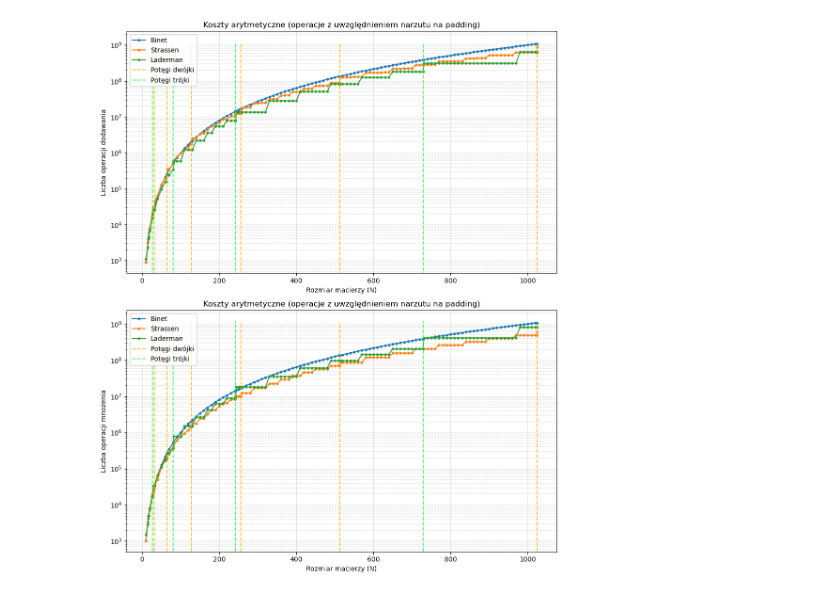
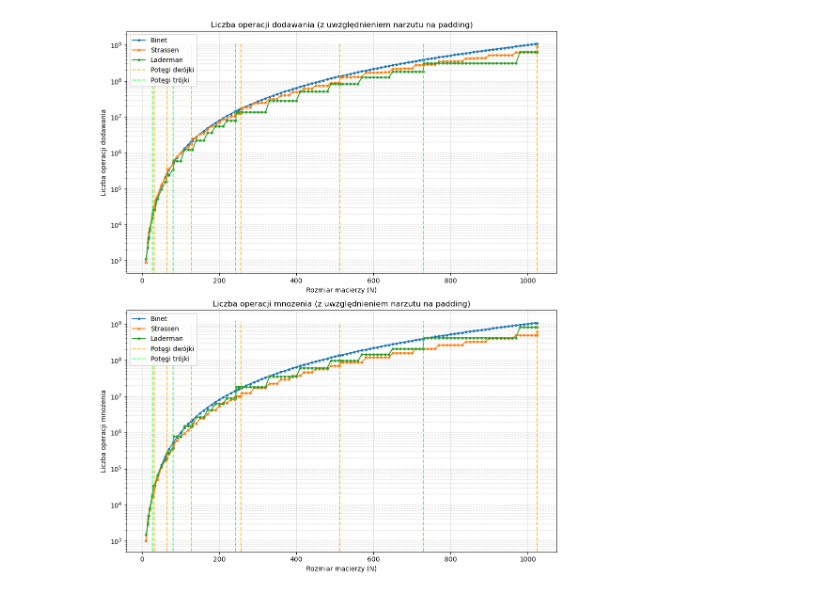
Before and after one commit to Szymbuk/Algorytmy_Macierzowe, a Jupyter notebook: z1/src/result_visualization.ipynb, the cells around one changed output. Cells and saved outputs as stored; diff of their text form; code cells hidden in the pictures.

```diff
--- a/z1/src/result_visualization.ipynb
+++ b/z1/src/result_visualization.ipynb
@@ -18,37 +18,37 @@ power_of_three_sizes = [3**i for i in range(3, 7)]  # Rozmiary macierzy będące
 ax1.plot(binet_operation_results['Size'], binet_operation_results['Additions'], label='Binet', marker='.', linestyle='-')
 ax1.plot(strassen_operation_results['Size'], strassen_operation_results['Additions'], label='Strassen', marker='.', linestyle='-')
 ax1.plot(laderman_operation_results['Size'], laderman_operation_results['Additions'], label='Laderman', marker='.', linestyle='-')
 ax1.vlines(power_of_two_sizes, ymin=ax1.get_ylim()[0], ymax=ax1.get_ylim()[1], colors='#FFAE00',label='Potęgi dwójki', linestyles='dashed', alpha=0.8)
 ax1.vlines(power_of_three_sizes, ymin=ax1.get_ylim()[0], ymax=ax1.get_ylim()[1], colors='#17FF46',label='Potęgi trójki', linestyles='dashed', alpha=0.8)
-ax1.set_title('Koszty arytmetyczne (operacje z uwzględnieniem narzutu na padding)')
+ax1.set_title('Liczba operacji dodawania (z uwzględnieniem narzutu na padding)')
 ax1.set_xlabel('Rozmiar macierzy (N)')
 ax1.set_ylabel('Liczba operacji dodawania')
 ax1.set_yscale('log') # Skala logarytmiczna
 ax1.grid(True, which="both", ls="--", alpha=0.5)
 ax1.legend()
 
 
 ax2.plot(binet_operation_results['Size'], binet_operation_results['Multiplications'], label='Binet', marker='.', linestyle='-')
 ax2.plot(strassen_operation_results['Size'], strassen_operation_results['Multiplications'], label='Strassen', marker='.', linestyle='-')
 ax2.plot(laderman_operation_results['Size'], laderman_operation_results['Multiplications'], label='Laderman', marker='.', linestyle='-')
 ax2.vlines(power_of_two_sizes, ymin=ax2.get_ylim()[0], ymax=ax2.get_ylim()[1], colors='#FFAE00',label='Potęgi dwójki', linestyles='dashed', alpha=0.8)
 ax2.vlines(power_of_three_sizes, ymin=ax2.get_ylim()[0], ymax=ax2.get_ylim()[1], colors='#17FF46',label='Potęgi trójki', linestyles='dashed', alpha=0.8)
-ax2.set_title('Koszty arytmetyczne (operacje z uwzględnieniem narzutu na padding)')
+ax2.set_title('Liczba operacji mnożenia (z uwzględnieniem narzutu na padding)')
 ax2.set_xlabel('Rozmiar macierzy (N)')
 ax2.set_ylabel('Liczba operacji mnożenia')
 ax2.set_yscale('log') # Skala logarytmiczna
 ax2.grid(True, which="both", ls="--", alpha=0.5)
 ax2.legend()
 
 
 
 
 
 plt.tight_layout()
-plt.savefig('porownanie_algorytmow.png', dpi=300) # Zapis do pliku w wysokiej rozdzielczości
+plt.savefig('liczba_operacji.png', dpi=300) # Zapis do pliku w wysokiej rozdzielczości
 plt.show()
 # %% [output]
-[figure, old version]
+[figure, new version]
 # %%
 from pathlib import Path
 
```
Also changed, not shown: parts of 3 cells of this notebook, 7 other files.
